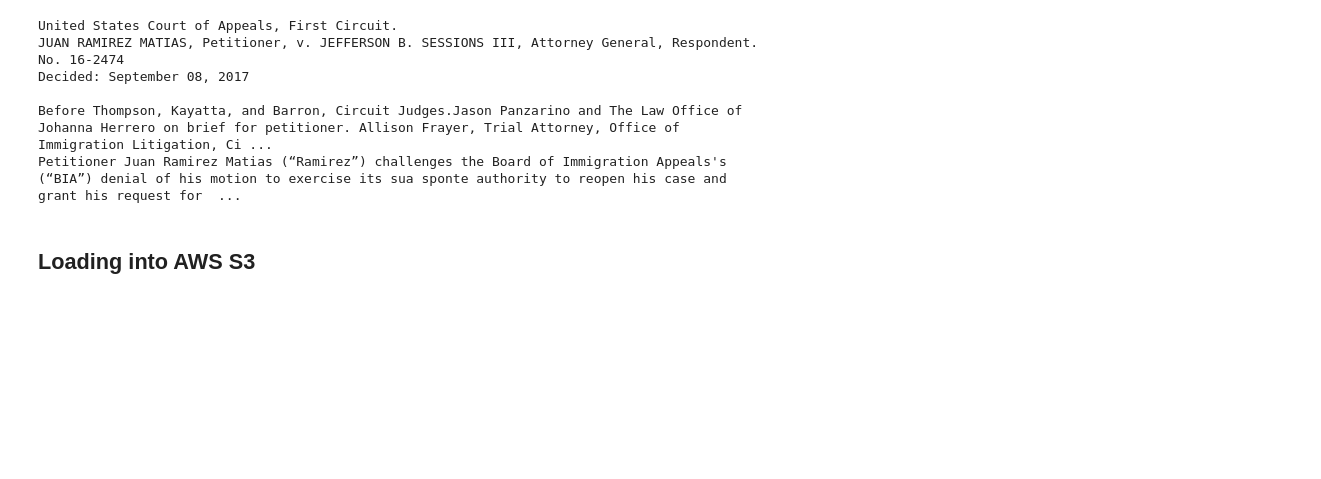
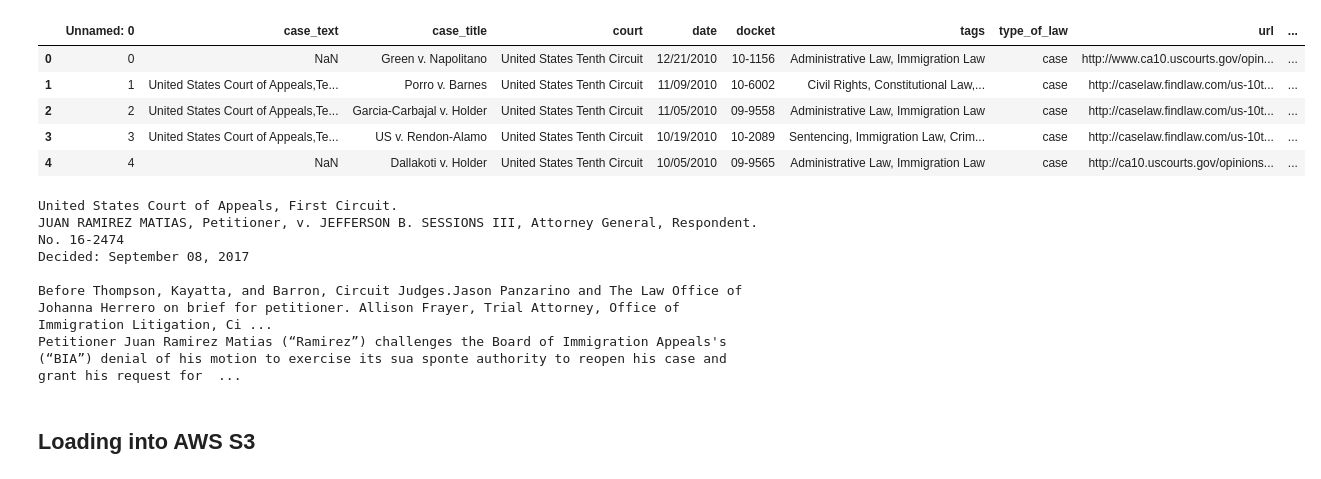
Before and after one commit to 305kev/Capstone_Proposal, a Jupyter notebook: notebooks/Clean_test_web_scraper.ipynb, the cells around one changed output. Drawn from its saved outputs; the diff is of its cells as text; code cells hidden in the pictures; blank space fills up the shorter version.

```diff
--- a/notebooks/Clean_test_web_scraper.ipynb
+++ b/notebooks/Clean_test_web_scraper.ipynb
@@ -16,0 +25,14 @@ import matplotlib.pyplot as plt
+# %%
+def find_format(url):
+#     soup = create_soup(url)
+    try:
+        content = requests.get(url).content
+        soup = BeautifulSoup(content, "html.parser")
+        html_format = soup.findAll('div', {'class': 'caselawcontent searchable-content'})
+    except:
+        html_format = None
+    return html_format
+
+df = pd.read_csv('/Users/kevingmagana/DSI/capstone/external_data/first_merged_case_law.csv', sep='\t', encoding='utf-8')
+
+df["html_format"] = df['url'].apply(lambda x: find_format(x))
@@ -16,0 +41,14 @@ import matplotlib.pyplot as plt
+# %%
+df_write = df
+
+try:
+    csv_buffer = StringIO()
+    df_write.to_csv(csv_buffer, index=False)
+except:
+    csv_buffer = BytesIO()
+    df_write.to_csv(csv_buffer, index=False)
+
+s3 = boto3.resource("s3", aws_access_key_id=os.environ["AWS_ACCESS_KEY_ID"],
+                aws_secret_access_key=os.environ["AWS_SECRET_ACCESS_KEY"])
+
+s3.Object("court-case-data", "merged_data_with_html_format.csv").put(Body=csv_buffer.getvalue())
@@ -17,3 +67,12 @@ import matplotlib.pyplot as plt
+# %%
+df_write.head()
+# %% [output]
+|  | Unnamed: 0 | case_text | case_title | court | date | docket | tags | type_of_law | url | ... |
+| 0 | 0 | NaN | Green v. Napolitano | United States Tenth Circuit | 12/21/2010 | 10-1156 | Administrative Law, Immigration Law | case | http://www.ca10.uscourts.gov/opin... | ... |
+| 1 | 1 | United States Court of Appeals,Te... | Porro v. Barnes | United States Tenth Circuit | 11/09/2010 | 10-6002 | Civil Rights, Constitutional Law,... | case | http://caselaw.findlaw.com/us-10t... | ... |
+| 2 | 2 | United States Court of Appeals,Te... | Garcia-Carbajal v. Holder | United States Tenth Circuit | 11/05/2010 | 09-9558 | Administrative Law, Immigration Law | case | http://caselaw.findlaw.com/us-10t... | ... |
+| 3 | 3 | United States Court of Appeals,Te... | US v. Rendon-Alamo | United States Tenth Circuit | 10/19/2010 | 10-2089 | Sentencing, Immigration Law, Crim... | case | http://caselaw.findlaw.com/us-10t... | ... |
+| 4 | 4 | NaN | Dallakoti v. Holder | United States Tenth Circuit | 10/05/2010 | 09-9565 | Administrative Law, Immigration Law | case | http://ca10.uscourts.gov/opinions... | ... |
 # %%
 def get_page_urls(soup):
     """
```
Also changed, not shown: parts of 7 cells of this notebook, 8 other files.
